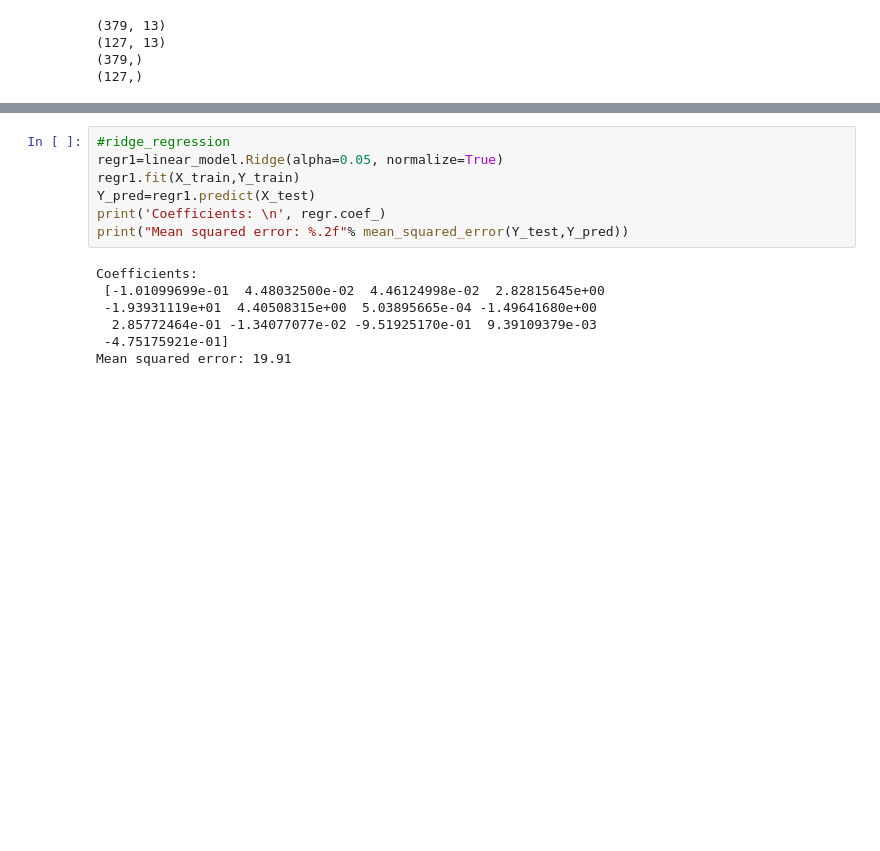
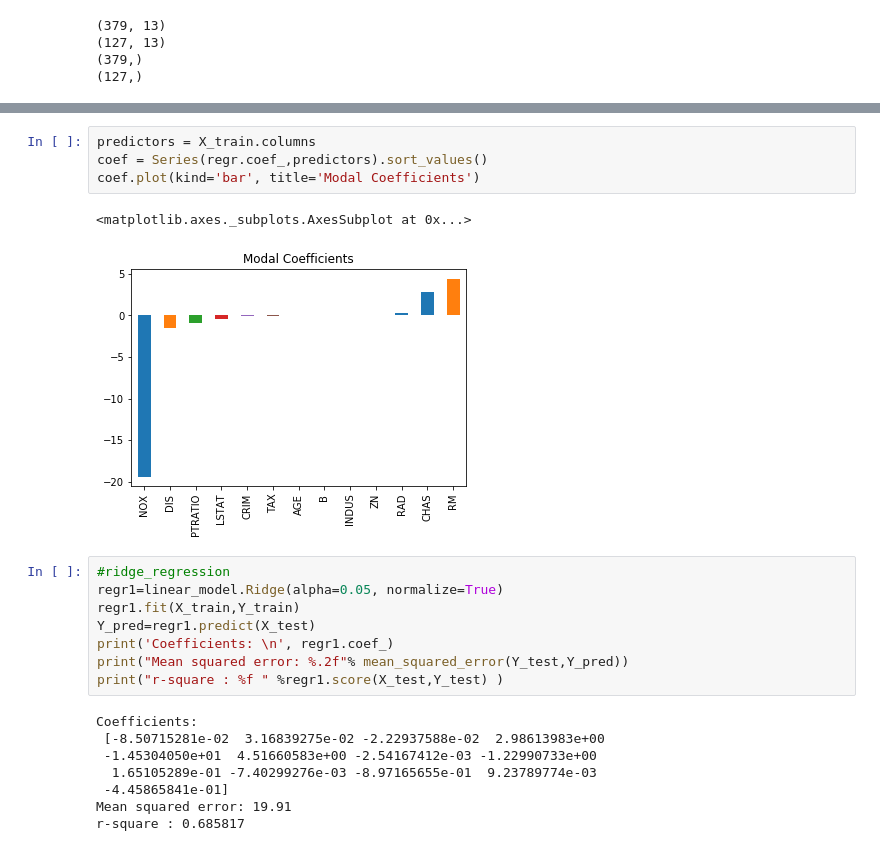
Before and after one commit to pshankar2204/Linear-and-Generalized-Linear-Models, a Jupyter notebook: 2-comparison_linear_and_ridge_regression/Comparison_linear_and_ridge_regression.ipynb, the cells around one changed output, grey strips where cells are left out. Saved outputs shown, nothing was run; the diff lists cells and outputs as text; blank space fills up the shorter version.

```diff
--- a/2-comparison_linear_and_ridge_regression/Comparison_linear_and_ridge_regression.ipynb
+++ b/2-comparison_linear_and_ridge_regression/Comparison_linear_and_ridge_regression.ipynb
@@ -67,14 +87,23 @@ Mean squared error: 19.85
+# %%
+predictors = X_train.columns
+coef = Series(regr.coef_,predictors).sort_values()
+coef.plot(kind='bar', title='Modal Coefficients')
+# %% [output]
+<matplotlib.axes._subplots.AxesSubplot at 0x...>
+[figure, added]
 # %%
 #ridge_regression
 regr1=linear_model.Ridge(alpha=0.05, normalize=True)
 regr1.fit(X_train,Y_train)
 Y_pred=regr1.predict(X_test)
-print('Coefficients: \n', regr.coef_)
+print('Coefficients: \n', regr1.coef_)
 print("Mean squared error: %.2f"% mean_squared_error(Y_test,Y_pred))
+print("r-square : %f " %regr1.score(X_test,Y_test) )
 # %% [output]
 Coefficients:
- [-1.01099699e-01  4.48032500e-02  4.46124998e-02  2.82815645e+00
- -1.93931119e+01  4.40508315e+00  5.03895665e-04 -1.49641680e+00
-  2.85772464e-01 -1.34077077e-02 -9.51925170e-01  9.39109379e-03
- -4.75175921e-01]
+ [-8.50715281e-02  3.16839275e-02 -2.22937588e-02  2.98613983e+00
+ -1.45304050e+01  4.51660583e+00 -2.54167412e-03 -1.22990733e+00
+  1.65105289e-01 -7.40299276e-03 -8.97165655e-01  9.23789774e-03
+ -4.45865841e-01]
 Mean squared error: 19.91
+r-square : 0.685817
```
Also changed, not shown: parts of 6 cells of this notebook.
